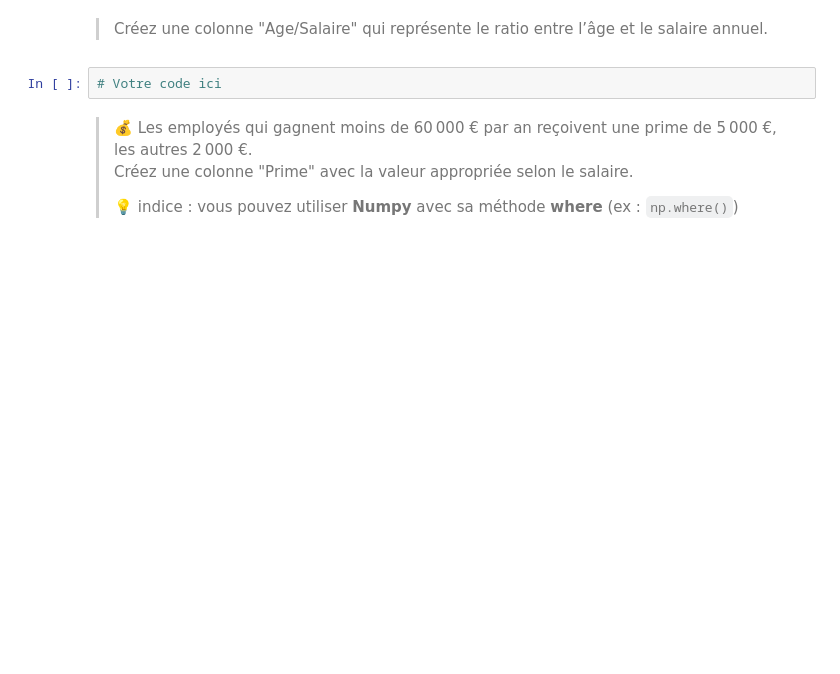
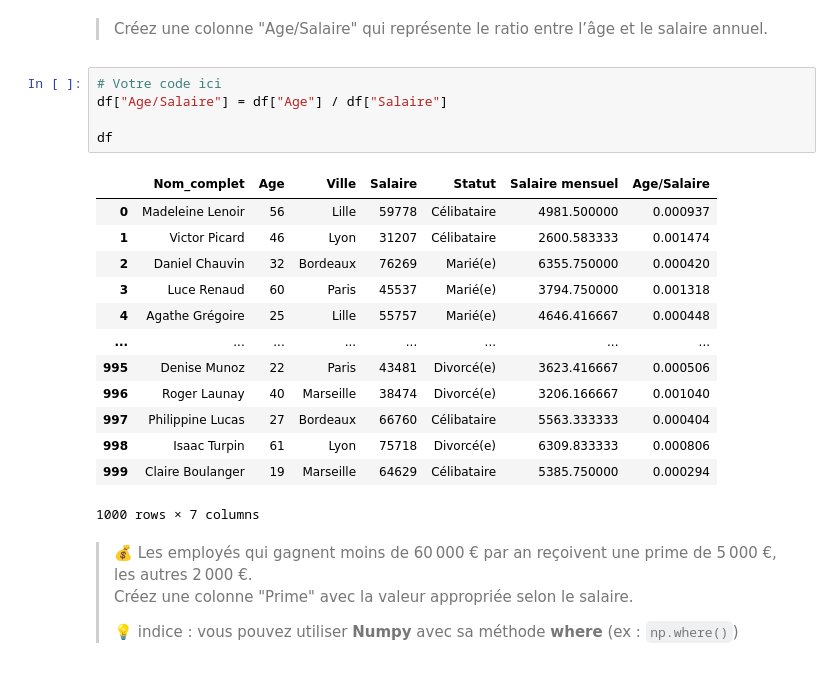
Before and after one commit to CSAADZIDI/init_pandas, a Jupyter notebook: pandas_essentiels.ipynb, the cells around one changed output. Drawn from its saved outputs; the diff is of its cells as text; blank space fills up the shorter version.

```diff
--- a/pandas_essentiels.ipynb
+++ b/pandas_essentiels.ipynb
@@ -142,6 +277,23 @@ df
 > Créez une colonne "Age/Salaire" qui représente le ratio entre l’âge et le salaire annuel.
 # %%
 # Votre code ici
+df["Age/Salaire"] = df["Age"] / df["Salaire"]
+
+df
+# %% [output]
+|  | Nom_complet | Age | Ville | Salaire | Statut | Salaire mensuel | Age/Salaire |
+| 0 | Madeleine Lenoir | 56 | Lille | 59778 | Célibataire | 4981.500000 | 0.000937 |
+| 1 | Victor Picard | 46 | Lyon | 31207 | Célibataire | 2600.583333 | 0.001474 |
+| 2 | Daniel Chauvin | 32 | Bordeaux | 76269 | Marié(e) | 6355.750000 | 0.000420 |
+| 3 | Luce Renaud | 60 | Paris | 45537 | Marié(e) | 3794.750000 | 0.001318 |
+| 4 | Agathe Grégoire | 25 | Lille | 55757 | Marié(e) | 4646.416667 | 0.000448 |
+| ... | ... | ... | ... | ... | ... | ... | ... |
+| 995 | Denise Munoz | 22 | Paris | 43481 | Divorcé(e) | 3623.416667 | 0.000506 |
+| 996 | Roger Launay | 40 | Marseille | 38474 | Divorcé(e) | 3206.166667 | 0.001040 |
+| 997 | Philippine Lucas | 27 | Bordeaux | 66760 | Célibataire | 5563.333333 | 0.000404 |
+| 998 | Isaac Turpin | 61 | Lyon | 75718 | Divorcé(e) | 6309.833333 | 0.000806 |
+| 999 | Claire Boulanger | 19 | Marseille | 64629 | Célibataire | 5385.750000 | 0.000294 |
+1000 rows × 7 columns
 # %% [markdown]
 > 💰 Les employés qui gagnent moins de 60 000 € par an reçoivent une prime de 5 000 €, les autres 2 000 €.
 > Créez une colonne "Prime" avec la valeur appropriée selon le salaire.
```
Also changed, not shown: parts of 32 cells of this notebook.
